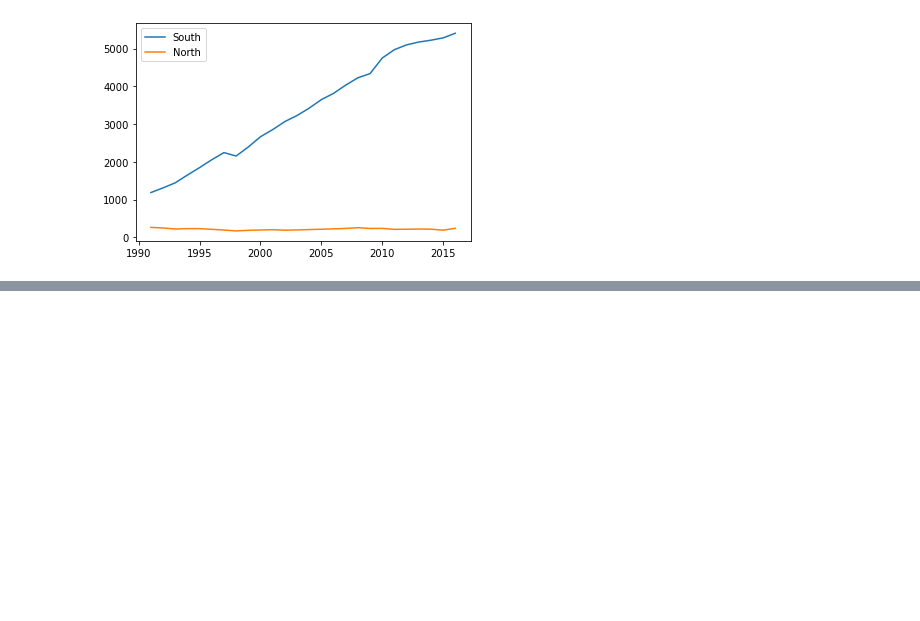
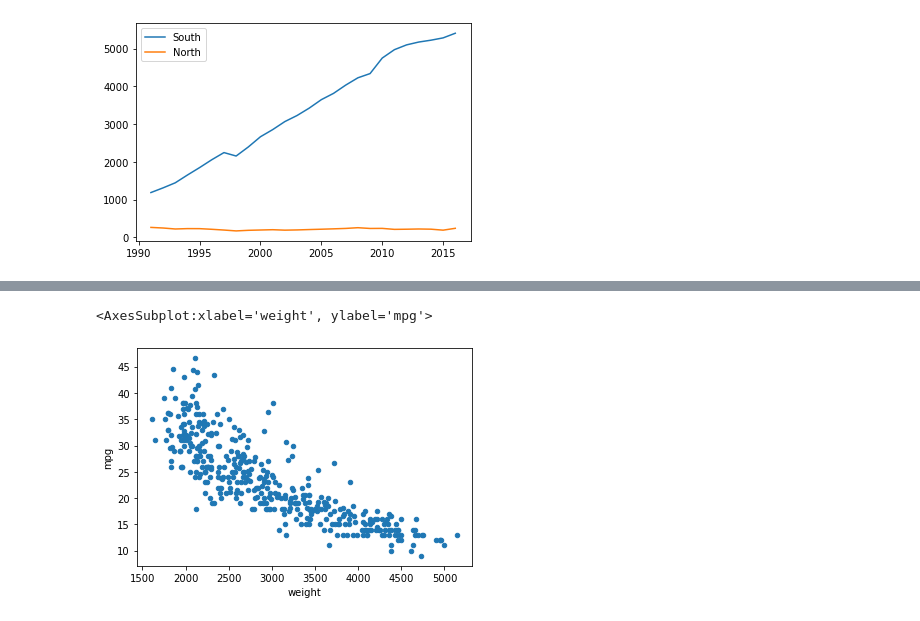
Before and after one commit to one-gidung/BigLeader_AI_Academy, a Jupyter notebook: 2021-06-30.ipynb, the cells around one changed output, grey strips where cells are left out. Cells and saved outputs as stored; diff of their text form; code cells hidden in the pictures; blank space fills up the shorter version.

```diff
--- a/2021-06-30.ipynb
+++ b/2021-06-30.ipynb
@@ -961,0 +974,10 @@ North   255   235   237   211   215   221   216   190   239
+# %%
+df = pd.read_csv('data/auto-mpg.csv', header=None)
+df.columns = ['mpg','cylinders','displacement','horsepower',
+              'weight','acceleration','model year','origin', 'name']
+
+# 2개의 열을 선택하여 산점도 그리기
+df.plot(x = 'weight', y = 'mpg', kind='scatter')
+# %% [output]
+<AxesSubplot:xlabel='weight', ylabel='mpg'>
+[figure, added]
```
Also changed, not shown: parts of 6 cells of this notebook.
